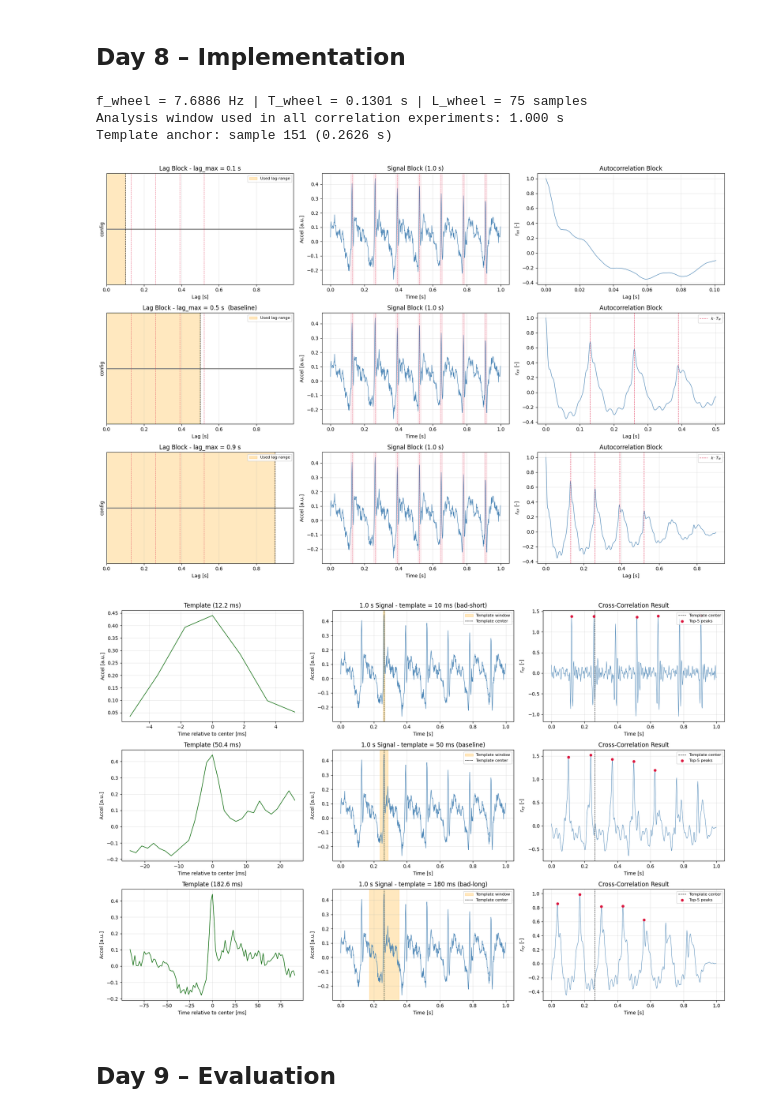
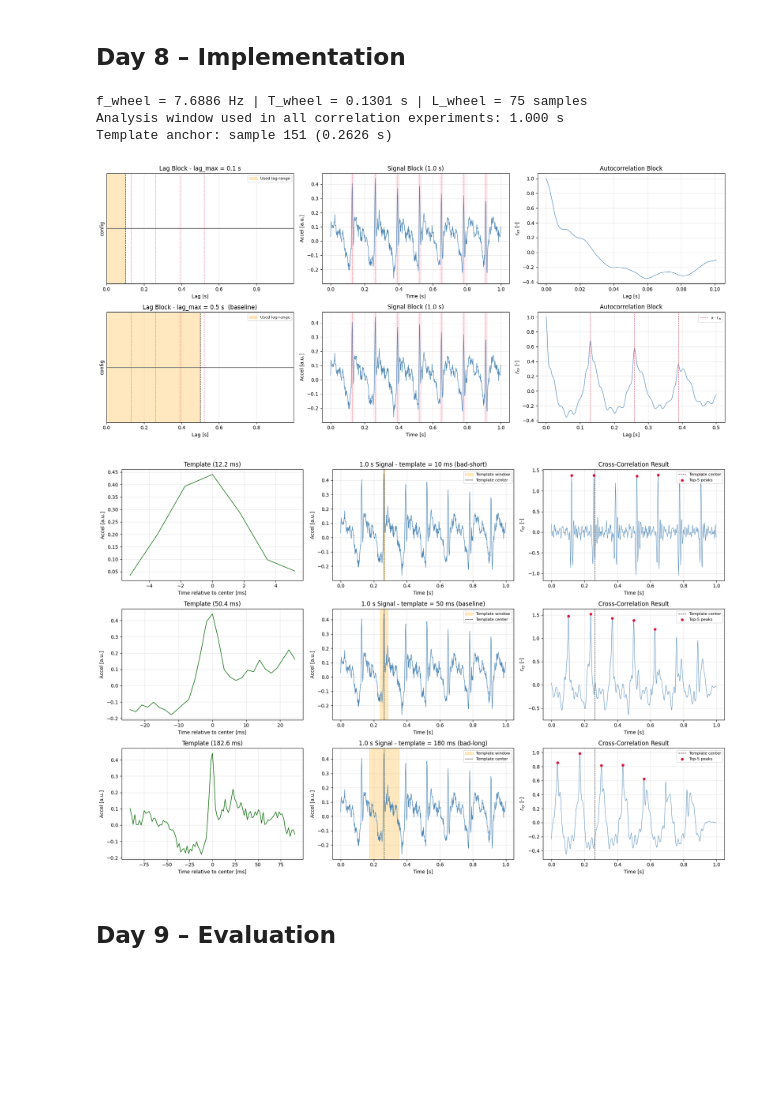
Before and after one commit to mikeandrusyak/gbsv-research, a Jupyter notebook: mc1/correlation.ipynb, the cells around one changed output. Cells and saved outputs as stored; diff of their text form; code cells hidden in the pictures; blank space fills up the shorter version.

```diff
--- a/mc1/correlation.ipynb
+++ b/mc1/correlation.ipynb
@@ -400,36 +400,35 @@ def plot_baseline_comparison(
 AUTOCORR_CONFIGS = [
     {"label": "lag_max = 0.1 s", "lag_max_s": 0.1},
     {"label": "lag_max = 0.5 s  (baseline)", "lag_max_s": 0.5},
-    {"label": "lag_max = 0.9 s", "lag_max_s": 0.9},
 ]
 
 XCORR_CONFIGS = [
     {"label": "template = 10 ms (bad-short)", "half_len": round(0.005 * FS_HZ)},
     {"label": "template = 50 ms (baseline)", "half_len": round(0.025 * FS_HZ)},
     {"label": "template = 180 ms (bad-long)", "half_len": round(0.090 * FS_HZ)},
 ]
 
 # Template anchor: largest-amplitude sample in the first 0.5 s (inside 1.0 s analysis signal)
 template_center = int(np.argmax(np.abs(x[: round(0.5 * FS_HZ)])))
 print(f"Template anchor: sample {template_center} ({template_center / FS_HZ:.4f} s)")
 
 # Part A: Autocorrelation triptych sweep: lag + signal + correlation
 plot_autocorr_triptych_sweep(
     x,
     time_s,
     FS_HZ,
     T_wheel_s,
     AUTOCORR_CONFIGS,
     event_times_s=event_times_focus,
 )
 
 # Part B: Cross-correlation triptych sweep: template + signal + result
 plot_xcorr_triptych_sweep(x, time_s, template_center, XCORR_CONFIGS, L_wheel_samples, FS_HZ)
 # %% [output]
 f_wheel = 7.6886 Hz | T_wheel = 0.1301 s | L_wheel = 75 samples
 Analysis window used in all correlation experiments: 1.000 s
 Template anchor: sample 151 (0.2626 s)
-[figure, old version]
+[figure, new version]
 [figure]
 # %% [markdown]
 ## Day 9 – Evaluation
```
Also changed, not shown: parts of 5 cells of this notebook.
